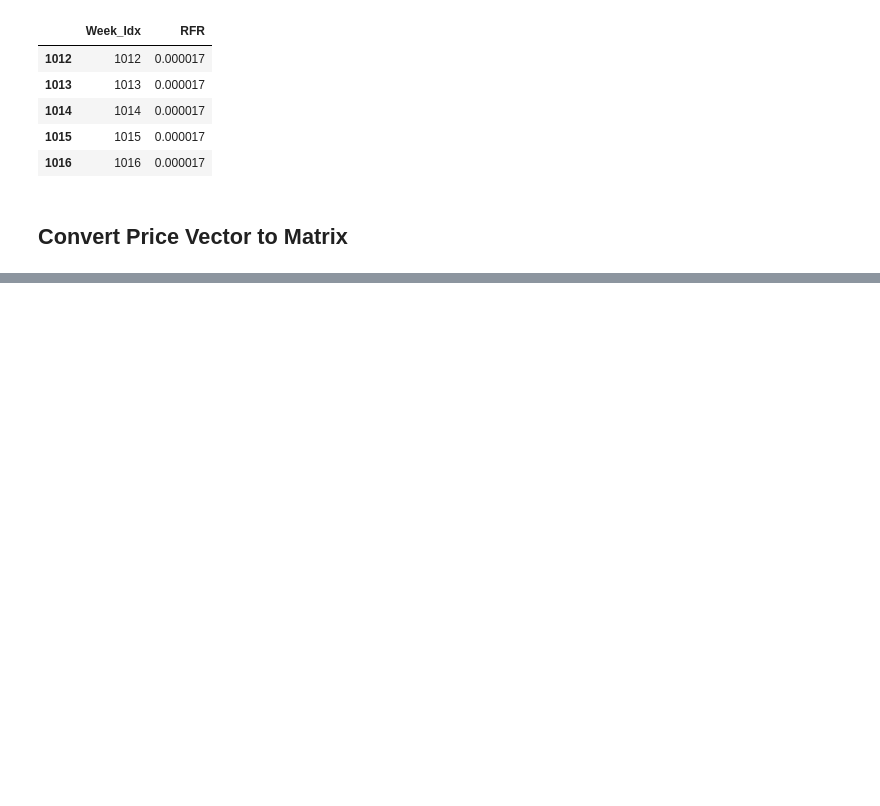
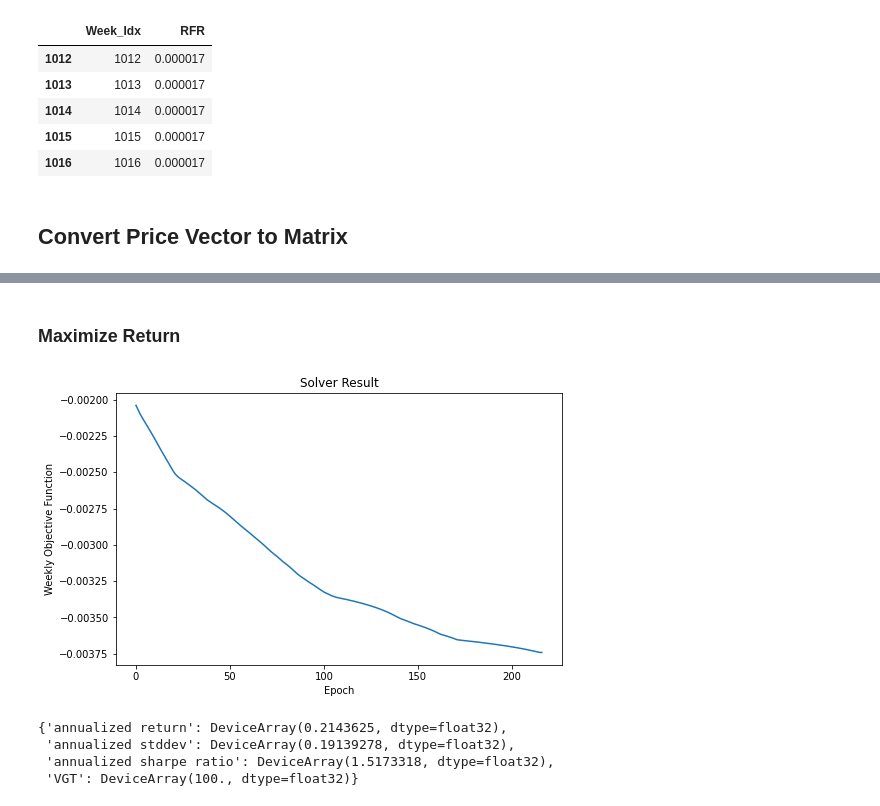
Before and after one commit to Matthew-Amos/Portfolio-Optimization, a Jupyter notebook: January_2021.ipynb, the cells around one changed output, grey strips where cells are left out. Cells and saved outputs as stored; diff of their text form; code cells hidden in the pictures; blank space fills up the shorter version.

```diff
--- a/January_2021.ipynb
+++ b/January_2021.ipynb
@@ -390,0 +409,12 @@ plt.show()
+# %% [markdown]
+### Maximize Return
+# %%
+w_covid_obj2, objs = solve_portfolio(inline_obj2, 750, .50, 1e-9)
+plot_objs(objs)
+portfolio_stats(w_covid_obj2)
+# %% [output]
+[figure, added]
+{'annualized return': DeviceArray(0.2143625, dtype=float32),
+ 'annualized stddev': DeviceArray(0.19139278, dtype=float32),
+ 'annualized sharpe ratio': DeviceArray(1.5173318, dtype=float32),
+ 'VGT': DeviceArray(100., dtype=float32)}
```
Also changed, not shown: parts of 45 cells of this notebook.
